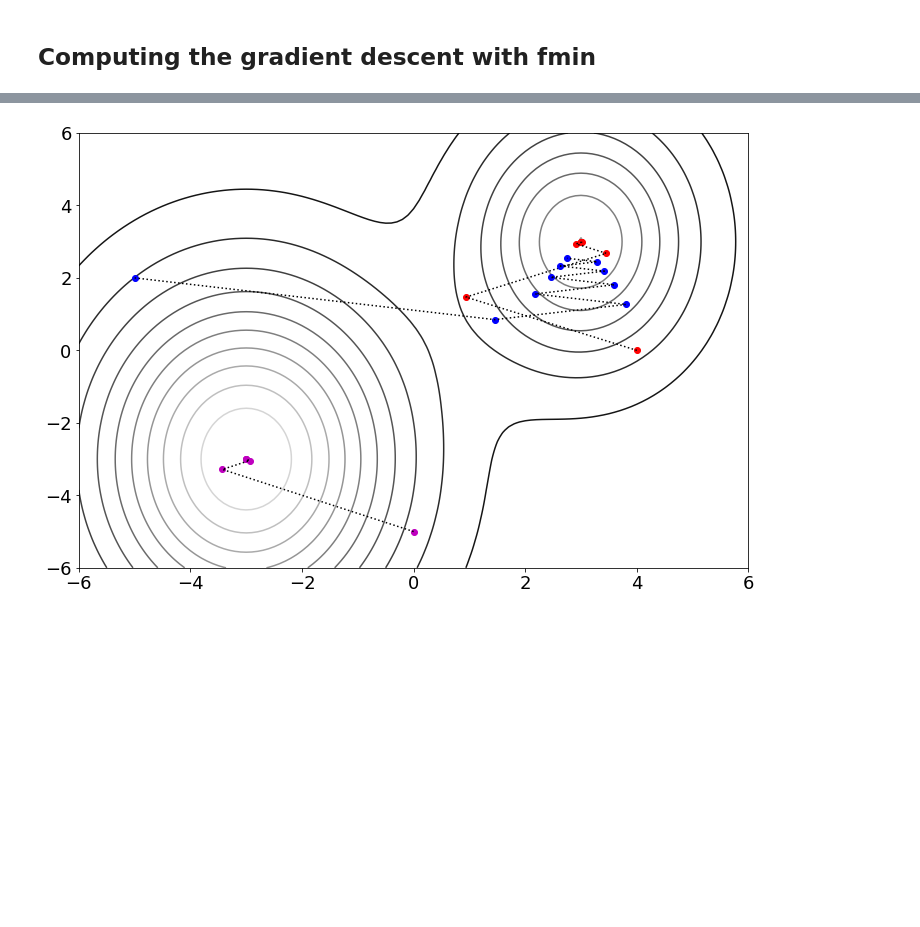
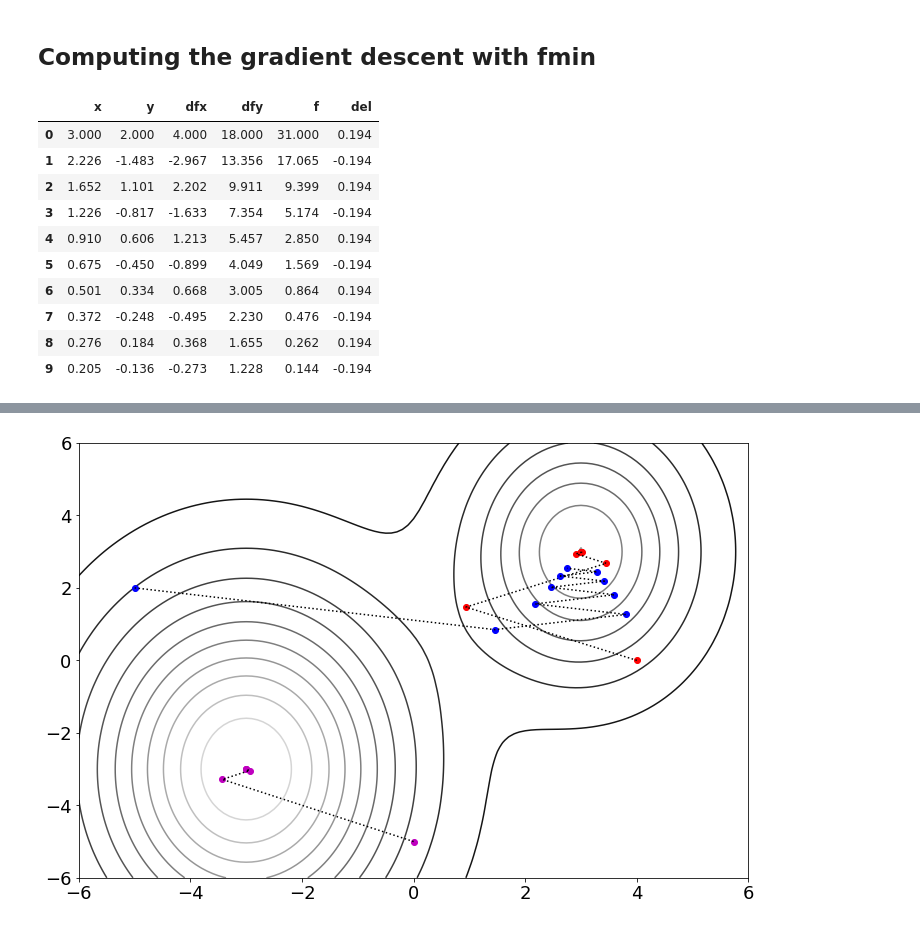
Before and after one commit to duonghung86/Pattern_recognition, a Jupyter notebook: Data_Driven_Science&Engineering/CH04/4_2_Gradient Descent.ipynb, the cells around one changed output, grey strips where cells are left out. Drawn from its saved outputs; the diff is of its cells as text; code cells hidden in the pictures; blank space fills up the shorter version.

```diff
--- a/Data_Driven_Science&Engineering/CH04/4_2_Gradient Descent.ipynb
+++ b/Data_Driven_Science&Engineering/CH04/4_2_Gradient Descent.ipynb
@@ -30,19 +31,2 @@ Fquad = np.power(X,2) + 3*np.power(Y,2)
 # %% [markdown]
 $\delta = \frac{x^2 + 9y^2}{2x^2 + 54y^2}$
-# %%
-x[0] = 3  # Initial guess
-y[0] = 2
-
-f[0] = x[0]**2 + 3*y[0]**2 # Initial function value
-
-for j in range(len(x)-1):
-    Del = (x[j]**2 + 9*y[j]**2)/(2*x[j]**2 + 54*y[j]**2)
-    x[j+1] = (1 - 2*Del)*x[j] # update values
-    y[j+1] = (1 - 6*Del)*y[j]
-    f[j+1] = x[j+1]**2 + 3*y[j+1]**2
-
-    if np.abs(f[j+1]-f[j]) < 10**(-6): # check convergence
-        x = x[:j+2]
-        y = y[:j+2]
-        f = f[:j+2]
-        break
@@ -62,2 +83,47 @@ plt.show()
 # %% [markdown]
 ## Computing the gradient descent with fmin
+# %%
+# Bivariate spline approximation over a rectangular mesh.
+# Can be used for both smoothing and interpolating data.
+
+dFy,dFx = np.gradient(Fquad,h,h)
+F_interp = RectBivariateSpline(x,y,Fquad)
+dFx_interp = RectBivariateSpline(x,y,dFx)
+dFy_interp = RectBivariateSpline(x,y,dFy)
+
+def del_search(delt,t):
+    datax,datay,dfx,dfy = t
+    return F_interp(datax-delt*dfx,datay-delt*dfy)
+
+# gd path
+guess_point = [3,2]
+gds = []
+i = 0
+gd = dict(zip(('x','y'),guess_point))
+while i < 10:
+    if i > 0:
+        gd['x']-= gd['del']*gd['dfx']
+        gd['y']-= gd['del']*gd['dfy']
+
+    gd['dfx'] = dFx_interp(gd['x'],gd['y'])[0][0]
+    gd['dfy'] = dFy_interp(gd['x'],gd['y'])[0][0]
+    gd['f'] = F_interp(gd['x'],gd['y'])[0][0]
+
+    t = (gd['x'], gd['y'], gd['dfx'], gd['dfy'])
+    gd['del'] = scipy.optimize.fmin(del_search,0.2,args=(t,),disp=False)[0]
+    gds.append(gd.copy())
+    i+=1
+gds = pd.DataFrame.from_dict(gds)
+gds.round(3)
+# %% [output]
+|  | x | y | dfx | dfy | f | del |
+| 0 | 3.000 | 2.000 | 4.000 | 18.000 | 31.000 | 0.194 |
+| 1 | 2.226 | -1.483 | -2.967 | 13.356 | 17.065 | -0.194 |
+| 2 | 1.652 | 1.101 | 2.202 | 9.911 | 9.399 | 0.194 |
+| 3 | 1.226 | -0.817 | -1.633 | 7.354 | 5.174 | -0.194 |
+| 4 | 0.910 | 0.606 | 1.213 | 5.457 | 2.850 | 0.194 |
+| 5 | 0.675 | -0.450 | -0.899 | 4.049 | 1.569 | -0.194 |
+| 6 | 0.501 | 0.334 | 0.668 | 3.005 | 0.864 | 0.194 |
+| 7 | 0.372 | -0.248 | -0.495 | 2.230 | 0.476 | -0.194 |
+| 8 | 0.276 | 0.184 | 0.368 | 1.655 | 0.262 | 0.194 |
+| 9 | 0.205 | -0.136 | -0.273 | 1.228 | 0.144 | -0.194 |
```
Also changed, not shown: parts of 11 cells of this notebook, 15 other files.
